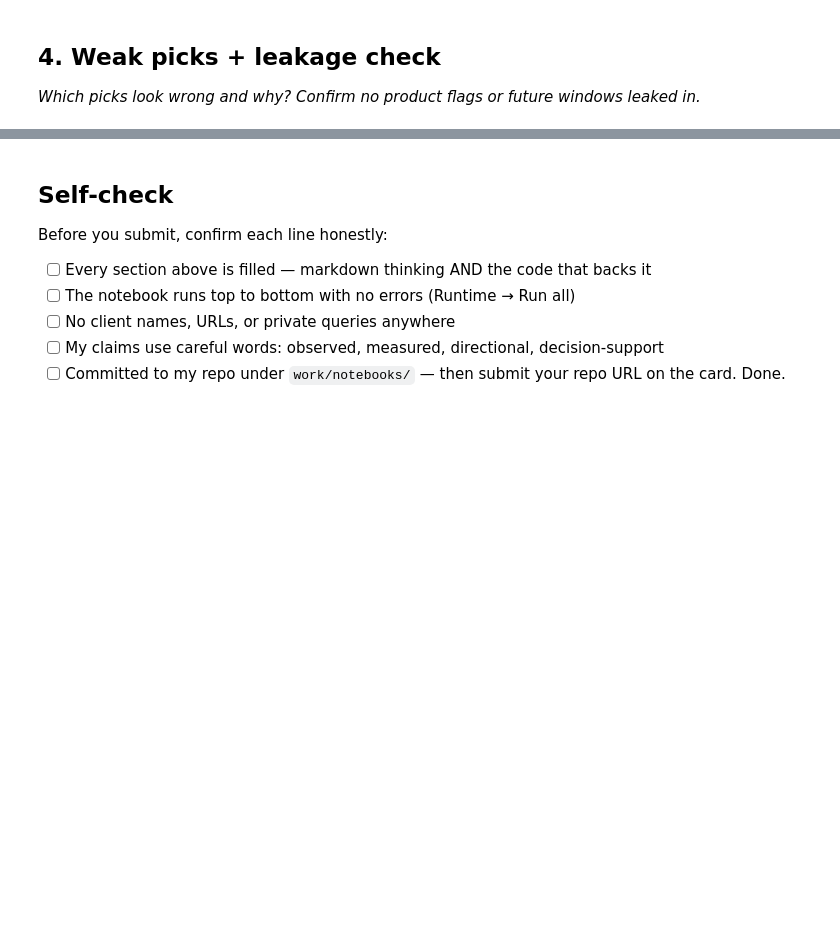
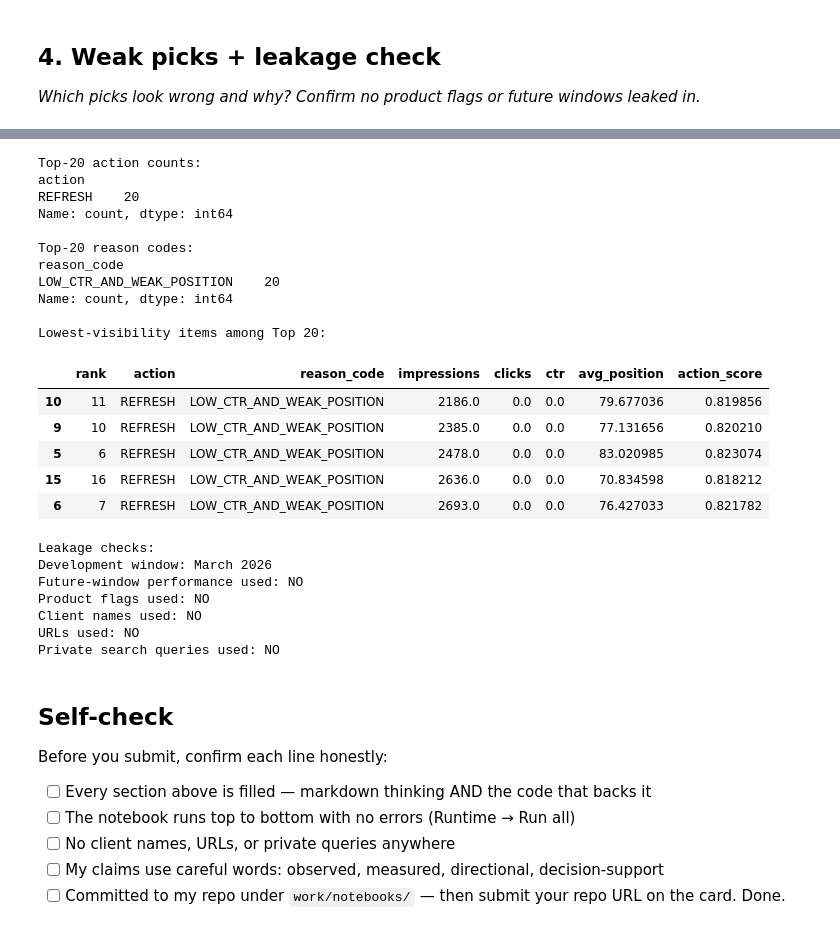
Before and after one commit to manahilrubabsatti/flyrank-ml, a Jupyter notebook: work/notebooks/w04_baseline_score.ipynb, the cells around one changed output, grey strips where cells are left out. Saved outputs shown, nothing was run; the diff lists cells and outputs as text; code cells hidden in the pictures; blank space fills up the shorter version.

```diff
--- a/work/notebooks/w04_baseline_score.ipynb
+++ b/work/notebooks/w04_baseline_score.ipynb
@@ -34,3 +317,62 @@ This skeleton is yours to fill. Work the sections **in order** — each one has
+# %%
+# ML-07 — Weak picks + leakage check
+
+print("Top-20 action counts:")
+print(top20["action"].value_counts())
+
+print("\nTop-20 reason codes:")
+print(top20["reason_code"].value_counts())
+
+print("\nLowest-visibility items among Top 20:")
+display(
+    top20.nsmallest(5, "impressions")[
+        [
+            "rank",
+            "action",
+            "reason_code",
+            "impressions",
+            "clicks",
+            "ctr",
+            "avg_position",
+            "action_score",
+        ]
+    ]
+)
+
+# Leakage / privacy checks
+print("\nLeakage checks:")
+
+print("Development window: March 2026")
+print("Future-window performance used: NO")
+print("Product flags used: NO")
+print("Client names used: NO")
+print("URLs used: NO")
+print("Private search queries used: NO")
+# %% [output]
+Top-20 action counts:
+action
+REFRESH    20
+Name: count, dtype: int64
+
+Top-20 reason codes:
+reason_code
+LOW_CTR_AND_WEAK_POSITION    20
+Name: count, dtype: int64
+
+Lowest-visibility items among Top 20:
+|  | rank | action | reason_code | impressions | clicks | ctr | avg_position | action_score |
+| 10 | 11 | REFRESH | LOW_CTR_AND_WEAK_POSITION | 2186.0 | 0.0 | 0.0 | 79.677036 | 0.819856 |
+| 9 | 10 | REFRESH | LOW_CTR_AND_WEAK_POSITION | 2385.0 | 0.0 | 0.0 | 77.131656 | 0.820210 |
+| 5 | 6 | REFRESH | LOW_CTR_AND_WEAK_POSITION | 2478.0 | 0.0 | 0.0 | 83.020985 | 0.823074 |
+| 15 | 16 | REFRESH | LOW_CTR_AND_WEAK_POSITION | 2636.0 | 0.0 | 0.0 | 70.834598 | 0.818212 |
+| 6 | 7 | REFRESH | LOW_CTR_AND_WEAK_POSITION | 2693.0 | 0.0 | 0.0 | 76.427033 | 0.821782 |
+Leakage checks:
+Development window: March 2026
+Future-window performance used: NO
+Product flags used: NO
+Client names used: NO
+URLs used: NO
+Private search queries used: NO
 # %%
 # This cell is for CODE (numbers, a query, a check).
 # Write your text answer in the cell ABOVE this one — typing sentences here breaks Run All.
```
Also changed, not shown: parts of 10 cells of this notebook.
